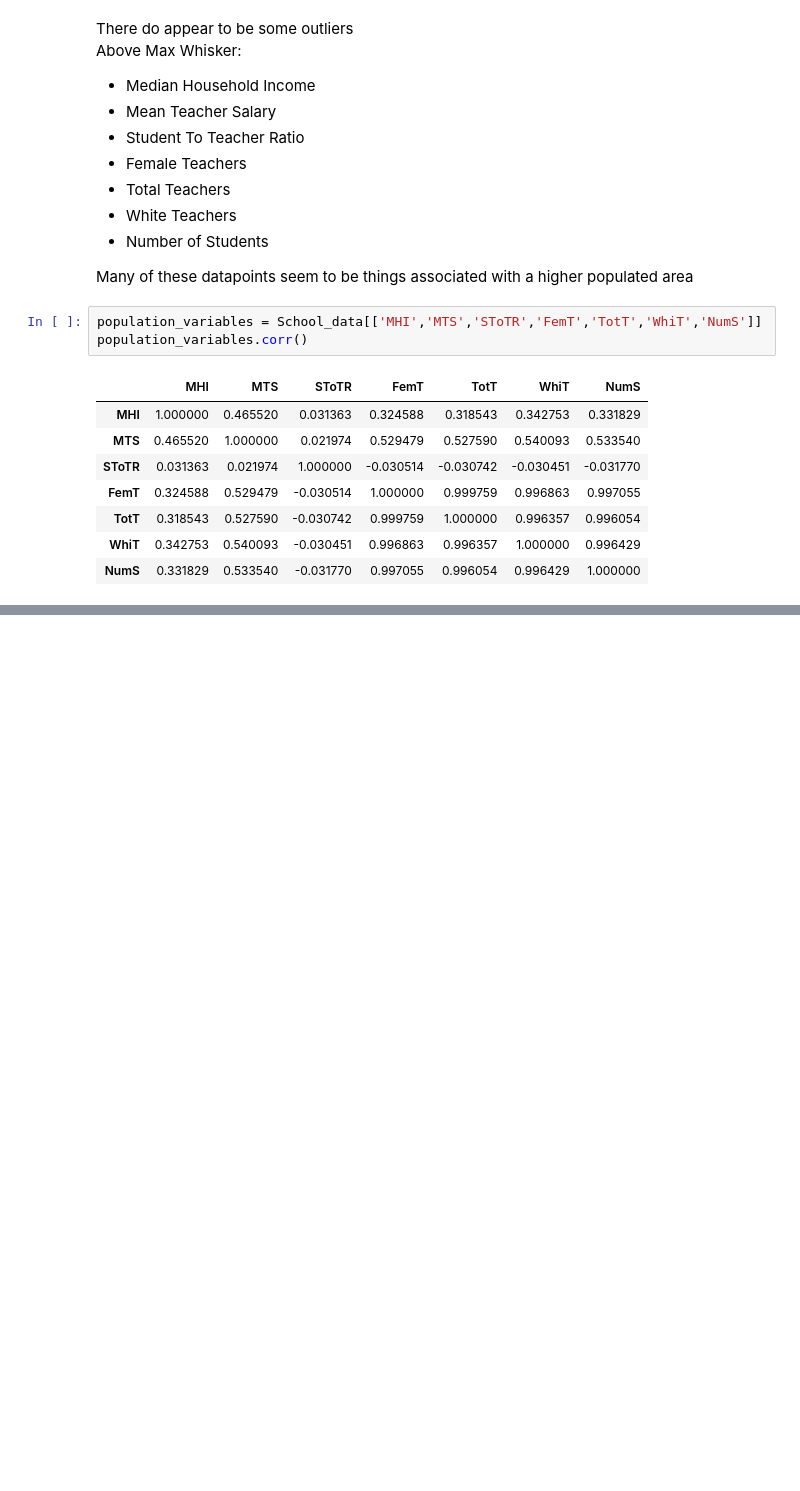
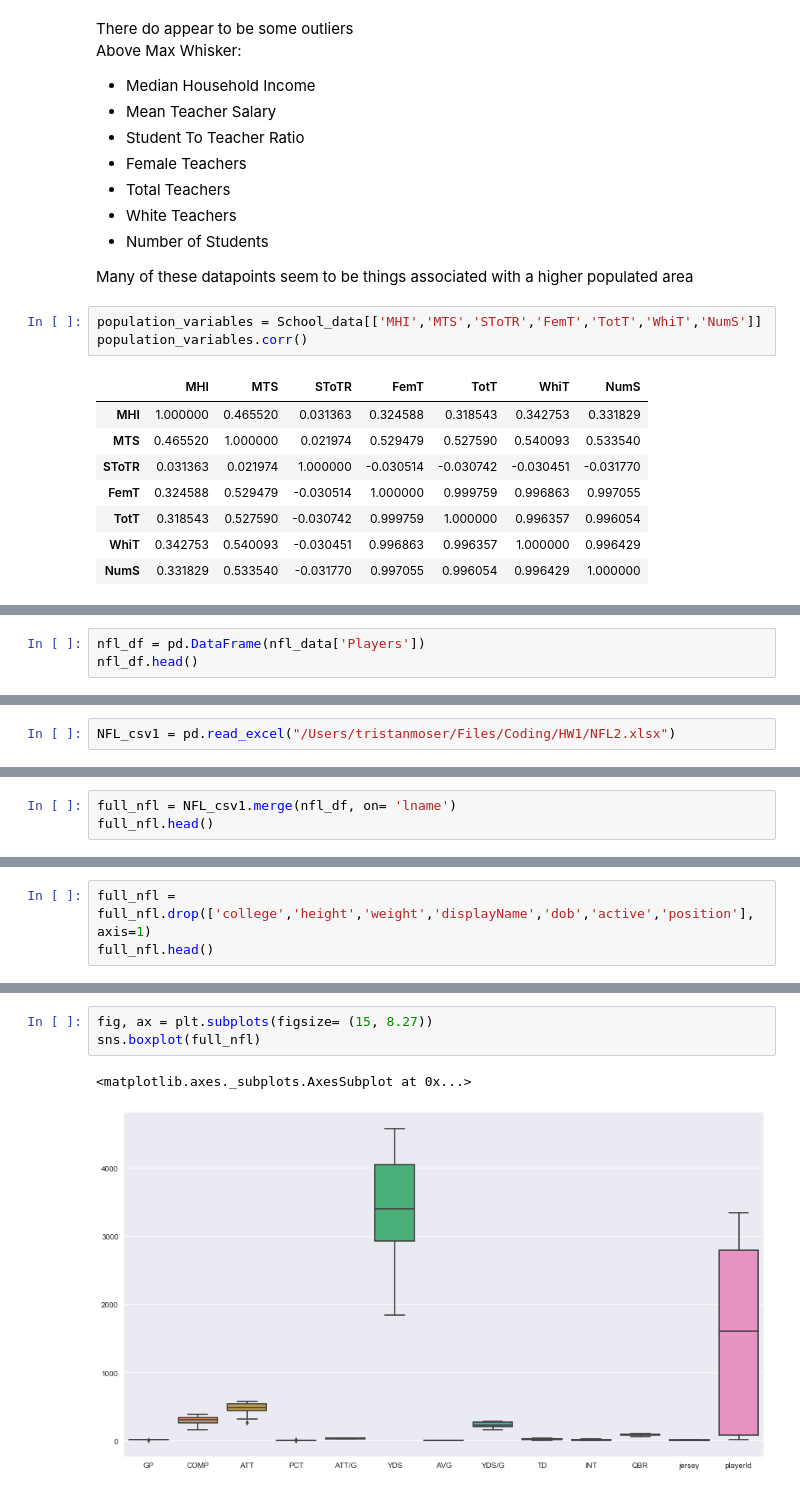
Before and after one commit to TristanMoser/byu_econ_applied_machine_learning, a Jupyter notebook: homeworks/Homework_1_TristanMoser.ipynb, the cells around one changed output, grey strips where cells are left out. Saved outputs shown, nothing was run; the diff lists cells and outputs as text; blank space fills up the shorter version.

```diff
--- a/homeworks/Homework_1_TristanMoser.ipynb
+++ b/homeworks/Homework_1_TristanMoser.ipynb
@@ -355,0 +325,3 @@ df
+# %%
+nfl_df = pd.DataFrame(nfl_data['Players'])
+nfl_df.head()
@@ -355,0 +337,2 @@ df
+# %%
+NFL_csv1 = pd.read_excel("/Users/tristanmoser/Files/Coding/HW1/NFL2.xlsx")
@@ -355,0 +348,3 @@ df
+# %%
+full_nfl = NFL_csv1.merge(nfl_df, on= 'lname')
+full_nfl.head()
@@ -355,0 +359,3 @@ df
+# %%
+full_nfl = full_nfl.drop(['college','height','weight','displayName','dob','active','position'], axis=1)
+full_nfl.head()
@@ -355,0 +421,6 @@ df
+# %%
+fig, ax = plt.subplots(figsize= (15, 8.27))
+sns.boxplot(full_nfl)
+# %% [output]
+<matplotlib.axes._subplots.AxesSubplot at 0x...>
+[figure, added]
```
Also changed, not shown: parts of 27 cells of this notebook.
